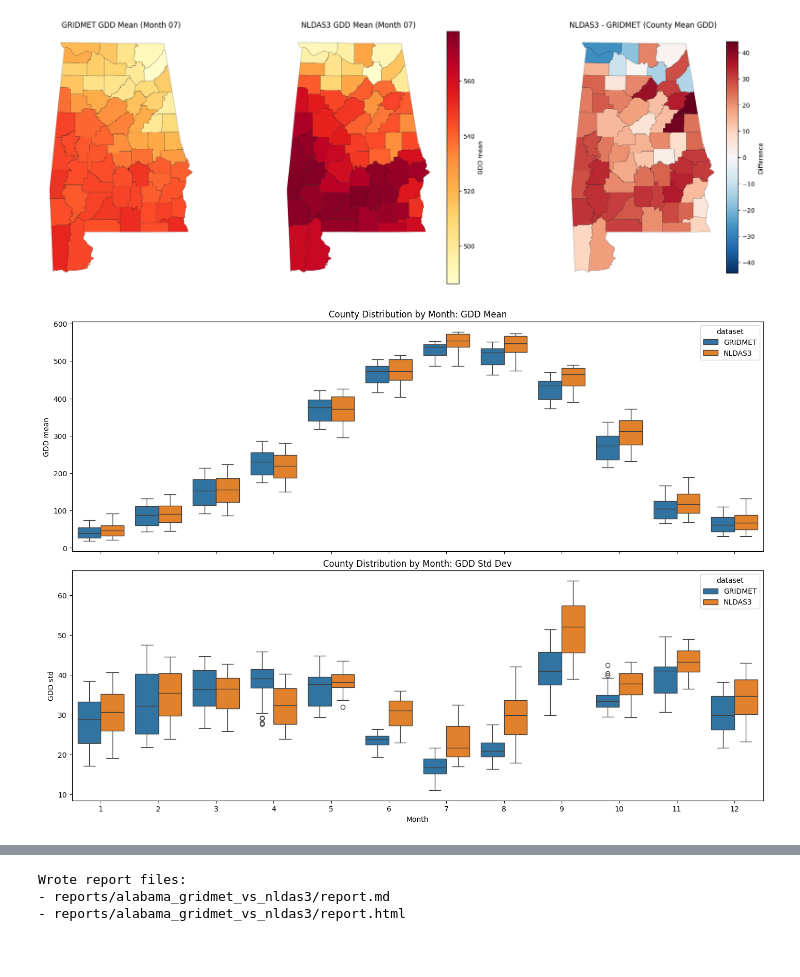
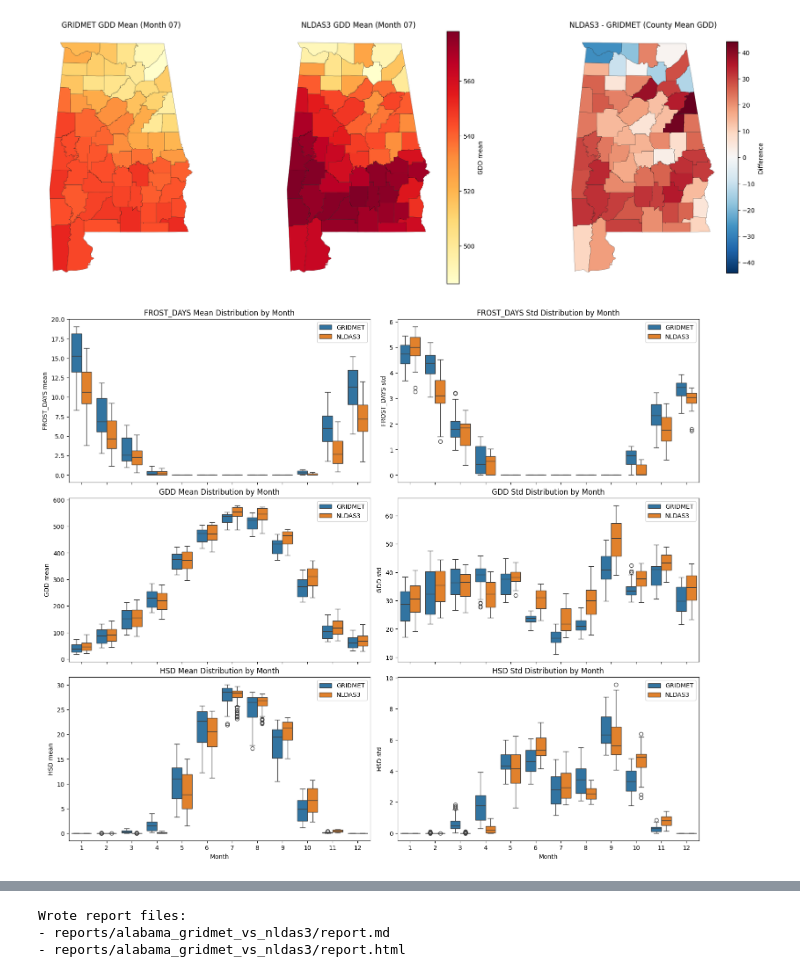
Before and after one commit to siddharth0248/nldas-agclimatic-evaluation, a Jupyter notebook: alabama-county-gridmet-vs-nldas3.ipynb, the cells around one changed output, grey strips where cells are left out. Cells and saved outputs as stored; diff of their text form; code cells hidden in the pictures.

Commit message:
Refine Alabama report: mean-only monthly maps and distribution figures

```diff
--- a/alabama-county-gridmet-vs-nldas3.ipynb
+++ b/alabama-county-gridmet-vs-nldas3.ipynb
@@ -287,39 +294,65 @@ plt.show()
 [figure]
 # %%
 # ------------------------------
-# Distribution comparison by month
+# Distribution comparison by month (all variables)
 # ------------------------------
+value_cols = [
+    c for c in df.columns
+    if (c.startswith("gridmet_") or c.startswith("nldas3_")) and (c.endswith("_mean") or c.endswith("_std"))
+]
+
 plot_df = df.melt(
     id_vars=["month", "GEOID", "county"],
-    value_vars=["gridmet_gdd_mean", "nldas3_gdd_mean", "gridmet_gdd_std", "nldas3_gdd_std"],
+    value_vars=value_cols,
     var_name="series",
     value_name="value",
 )
 
-plot_df["dataset"] = np.where(plot_df["series"].str.startswith("gridmet"), "GRIDMET", "NLDAS3")
+plot_df["dataset"] = np.where(plot_df["series"].str.startswith("gridmet_"), "GRIDMET", "NLDAS3")
 plot_df["stat"] = np.where(plot_df["series"].str.endswith("_mean"), "mean", "std")
+plot_df["variable"] = (
+    plot_df["series"]
+    .str.replace("^gridmet_", "", regex=True)
+    .str.replace("^nldas3_", "", regex=True)
+    .str.replace("_mean$", "", regex=True)
+    .str.replace("_std$", "", regex=True)
+)
 
-fig, axes = plt.subplots(2, 1, figsize=(14, 10), sharex=True, constrained_layout=True)
+variables = sorted(plot_df["variable"].unique())
+n_vars = len(variables)
+fig, axes = plt.subplots(n_vars, 2, figsize=(15, 4.2 * n_vars), sharex=True, constrained_layout=True)
+if n_vars == 1:
+    axes = np.array([axes])
 
-sns.boxplot(
-    data=plot_df[plot_df["stat"] == "mean"],
-    x="month", y="value", hue="dataset",
-    ax=axes[0],
-)
-axes[0].set_title("County Distribution by Month: GDD Mean")
-axes[0].set_ylabel("GDD mean")
+for i, var in enumerate(variables):
+    sub_mean = plot_df[(plot_df["variable"] == var) & (plot_df["stat"] == "mean")]
+    sub_std = plot_df[(plot_df["variable"] == var) & (plot_df["stat"] == "std")]
 
-sns.boxplot(
-    data=plot_df[plot_df["stat"] == "std"],
-    x="month", y="value", hue="dataset",
-    ax=axes[1],
-)
-axes[1].set_title("County Distribution by Month: GDD Std Dev")
-axes[1].set_ylabel("GDD std")
-axes[1].set_xlabel("Month")
+    sns.boxplot(
+        data=sub_mean,
+        x="month", y="value", hue="dataset",
+        ax=axes[i, 0],
+    )
+    axes[i, 0].set_title(f"{var.upper()} Mean Distribution by Month")
+    axes[i, 0].set_ylabel(f"{var.upper()} mean")
+
+    sns.boxplot(
+        data=sub_std,
+        x="month", y="value", hue="dataset",
+        ax=axes[i, 1],
+    )
+    axes[i, 1].set_title(f"{var.upper()} Std Distribution by Month")
+    axes[i, 1].set_ylabel(f"{var.upper()} std")
+
+    # Keep one legend per subplot for readability, but place consistently.
+    axes[i, 0].legend(loc="upper right")
+    axes[i, 1].legend(loc="upper right")
+
+for ax in axes[-1, :]:
+    ax.set_xlabel("Month")
 
 plt.show()
 # %% [output]
-[figure, old version]
+[figure, new version]
 # %%
 # ------------------------------
```
Also changed, not shown: parts of 4 cells of this notebook, 5 other files.
